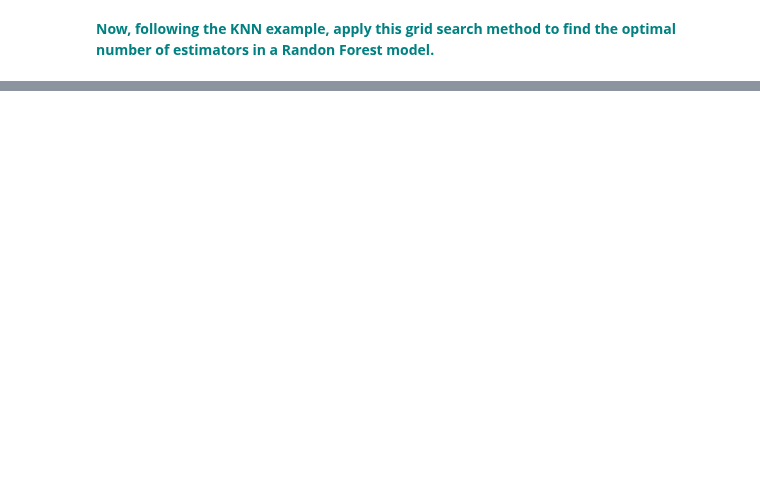
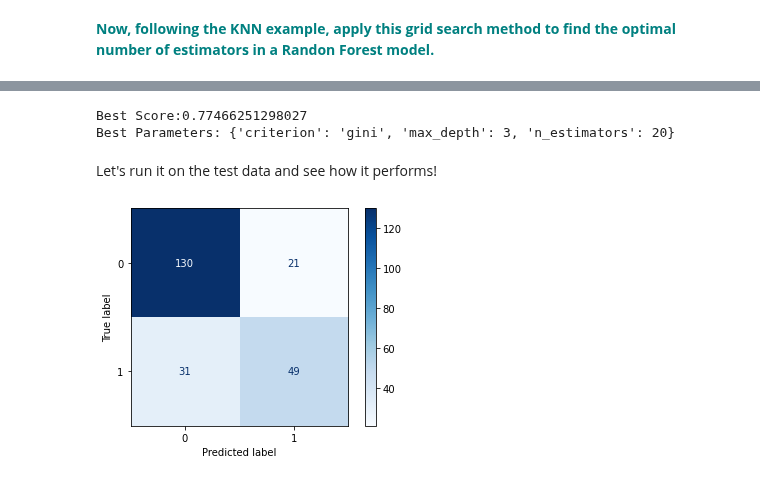
Before and after one commit to Dylan-C-Neal/Springboard-Data-Science-Career-Track, a Jupyter notebook: GridSearchKNN Case Study/GridSearchKNN_Case_Study.ipynb, the cells around one changed output, grey strips where cells are left out. Drawn from its saved outputs; the diff is of its cells as text; code cells hidden in the pictures; blank space fills up the shorter version.

Commit message:
Completed Grid Search KNN Case Study

```diff
--- a/GridSearchKNN Case Study/GridSearchKNN_Case_Study.ipynb
+++ b/GridSearchKNN Case Study/GridSearchKNN_Case_Study.ipynb
@@ -254,3 +246,18 @@ Here you can see that the ideal number of n_neighbors for this model is 14 based
 # %% [markdown]
 **<font color='teal'> Now, following the KNN example, apply this grid search method to find the optimal number of estimators in a Randon Forest model.
 </font>**
+# %%
+# Import module
+from sklearn.ensemble import RandomForestClassifier
+
+# Instantiate the classifier
+clf = RandomForestClassifier()
+
+# Define parameter grid
+param_grid = {'n_estimators':np.arange(1,100), 'criterion':['gini', 'entropy'], 'max_depth':np.arange(2,5)}
+
+# Instantiate the GridSearchCV
+clf_cv = GridSearchCV(clf, param_grid, cv=5)
+
+# Fit training data
+clf_cv.fit(X_train, np.ravel(y_train))
@@ -256,0 +274,8 @@ Here you can see that the ideal number of n_neighbors for this model is 14 based
+# %%
+print("Best Score:" + str(clf_cv.best_score_))
+print("Best Parameters: " + str(clf_cv.best_params_))
+# %% [output]
+Best Score:0.77466251298027
+Best Parameters: {'criterion': 'gini', 'max_depth': 3, 'n_estimators': 20}
+# %% [markdown]
+Let's run it on the test data and see how it performs!
@@ -256,0 +284,5 @@ Here you can see that the ideal number of n_neighbors for this model is 14 based
+# %%
+sns.reset_orig()
+_ = plot_confusion_matrix(clf_cv, X_test, y_test, cmap=plt.cm.Blues)
+# %% [output]
+[figure, added]
```
Also changed, not shown: parts of 9 cells of this notebook.
